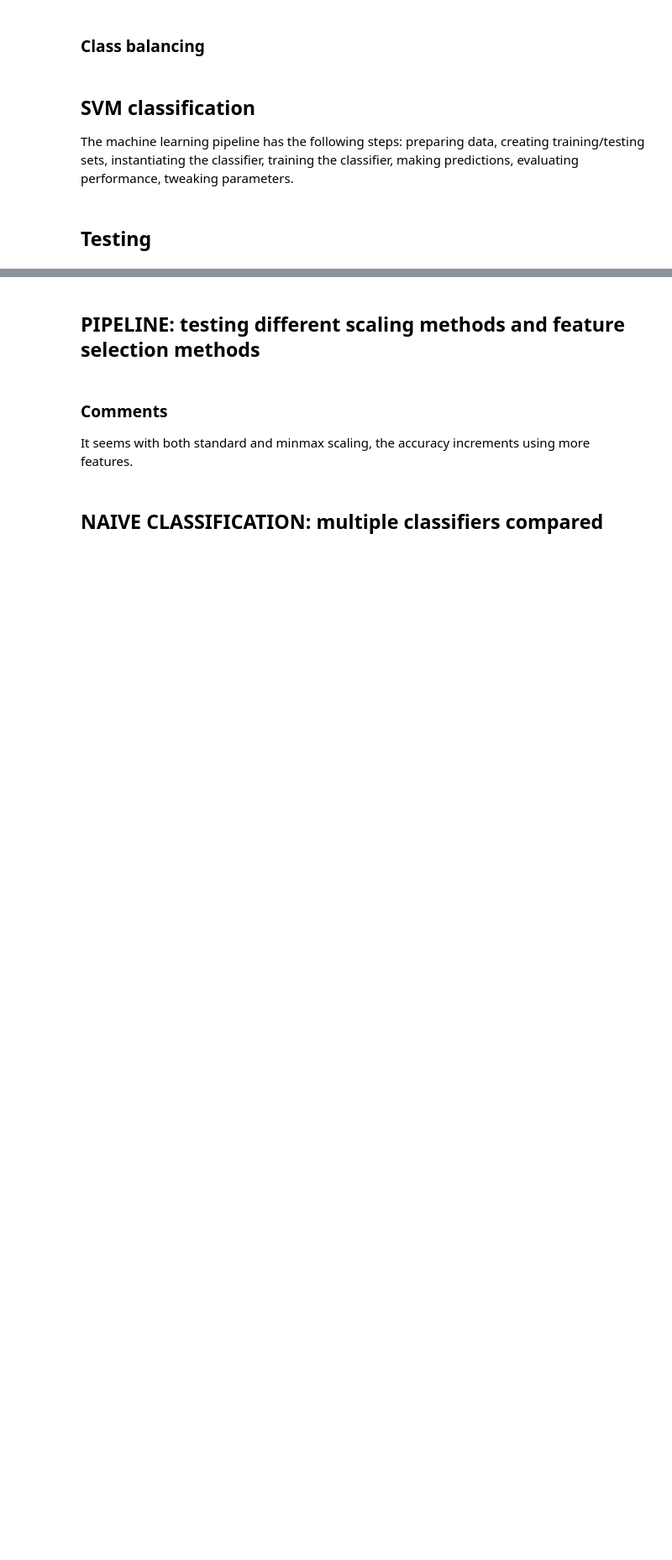
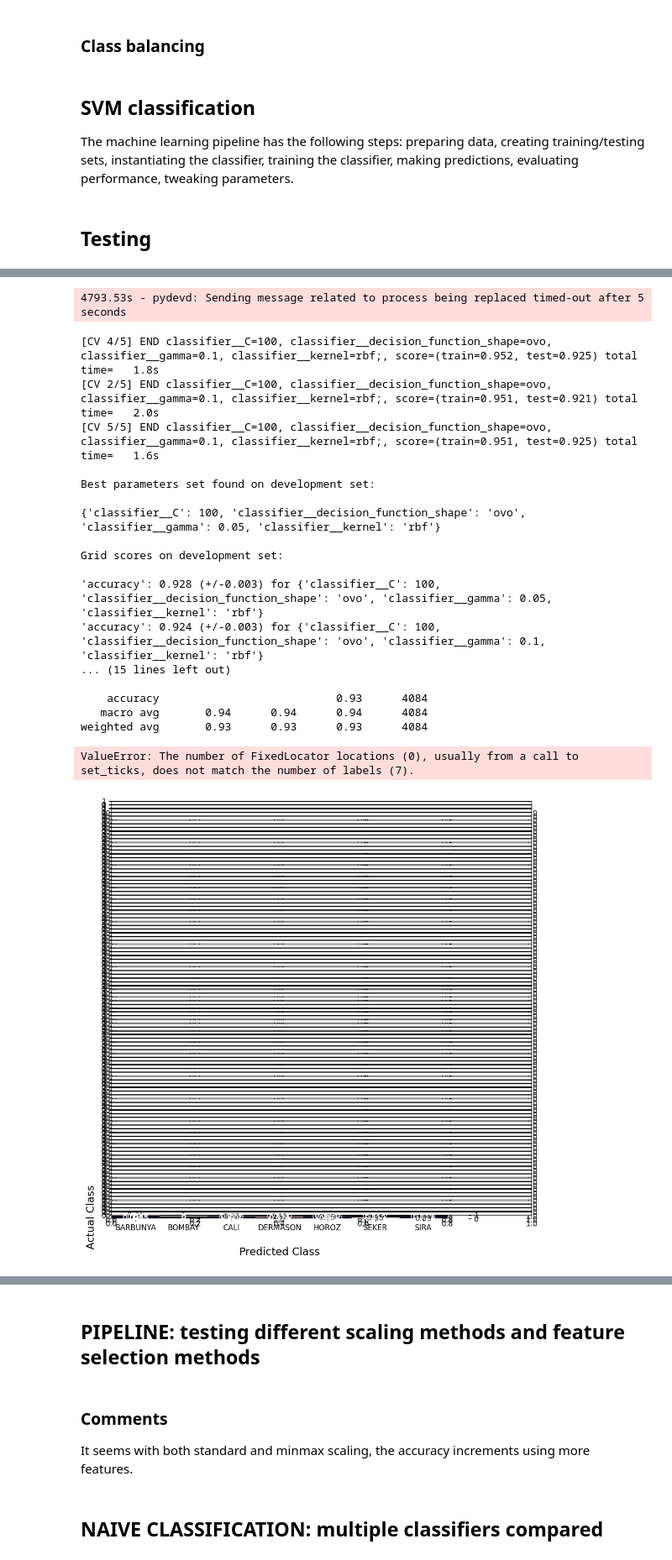
Before and after one commit to samuponz/drybeans, a Jupyter notebook: svm_classification.ipynb, the cells around one changed output, grey strips where cells are left out. Shown at 84% size. Cells and saved outputs as stored; diff of their text form; code cells hidden in the pictures; blank space fills up the shorter version.

```diff
--- a/svm_classification.ipynb
+++ b/svm_classification.ipynb
@@ -331,10 +281,13 @@ X_test_scaled = sc.transform(X_test)
 # %%
 # Hyper-parameter optimization using k-fold cross validation: estimation of the classifier's parameters that maximise specific metrics/scores
 
+pipe = Pipeline([['scaler', StandardScaler()], ['over', SMOTE()], ['classifier', SVC()]])  # [None, SMOTE(), ADASYN(), SMOTETomek(), SMOTEENN()]
 cv = 5
-scores = ['accuracy']
+# scores = ['accuracy']
+scores = ['accuracy', 'precision_macro']
 # scores = ['accuracy', 'precision_macro', 'recall_macro', 'f1_macro']
-best_parameters = parameters_estimation(X_train_scaled, X_test_scaled, y_train, y_test, cv, scores);
+
+best_parameters = parameters_estimation(pipe, X_train, X_test, y_train, y_test, cv, scores);
 # %% [output]
 # Tuning hyper-parameters for accuracy
 
@@ -355,0 +307,20 @@ weighted avg       0.93      0.93      0.93      4084
+4793.53s - pydevd: Sending message related to process being replaced timed-out after 5 seconds
+[CV 4/5] END classifier__C=100, classifier__decision_function_shape=ovo, classifier__gamma=0.1, classifier__kernel=rbf;, score=(train=0.952, test=0.925) total time=   1.8s
+[CV 2/5] END classifier__C=100, classifier__decision_function_shape=ovo, classifier__gamma=0.1, classifier__kernel=rbf;, score=(train=0.951, test=0.921) total time=   2.0s
+[CV 5/5] END classifier__C=100, classifier__decision_function_shape=ovo, classifier__gamma=0.1, classifier__kernel=rbf;, score=(train=0.951, test=0.925) total time=   1.6s
+
+Best parameters set found on development set:
+
+{'classifier__C': 100, 'classifier__decision_function_shape': 'ovo', 'classifier__gamma': 0.05, 'classifier__kernel': 'rbf'}
+
+Grid scores on development set:
+
+'accuracy': 0.928 (+/-0.003) for {'classifier__C': 100, 'classifier__decision_function_shape': 'ovo', 'classifier__gamma': 0.05, 'classifier__kernel': 'rbf'}
+'accuracy': 0.924 (+/-0.003) for {'classifier__C': 100, 'classifier__decision_function_shape': 'ovo', 'classifier__gamma': 0.1, 'classifier__kernel': 'rbf'}
+... (15 lines left out)
+
+    accuracy                           0.93      4084
+   macro avg       0.94      0.94      0.94      4084
+weighted avg       0.93      0.93      0.93      4084
+ValueError: The number of FixedLocator locations (0), usually from a call to set_ticks, does not match the number of labels (7).
+[figure, added]
```
Also changed, not shown: parts of 8 cells of this notebook, 2 other files.
